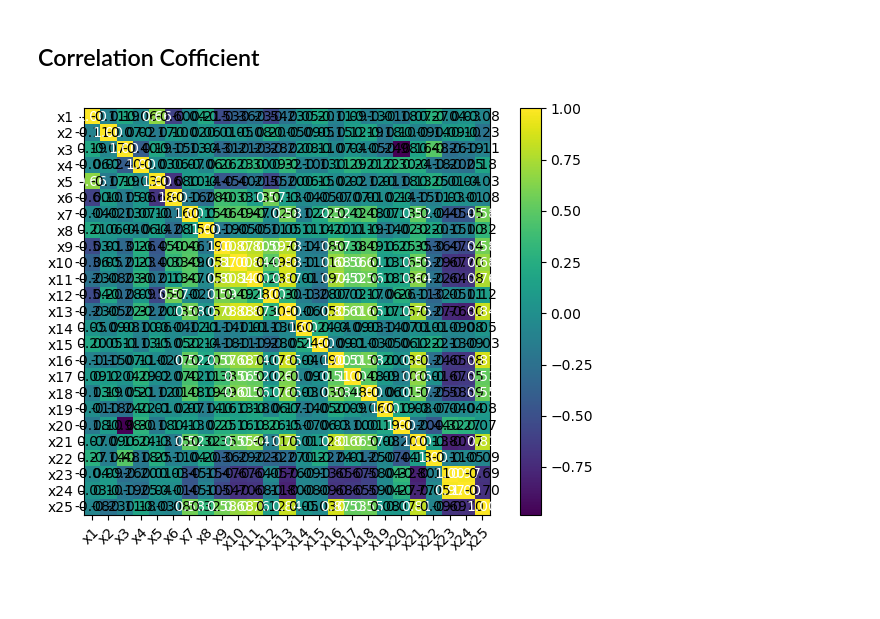
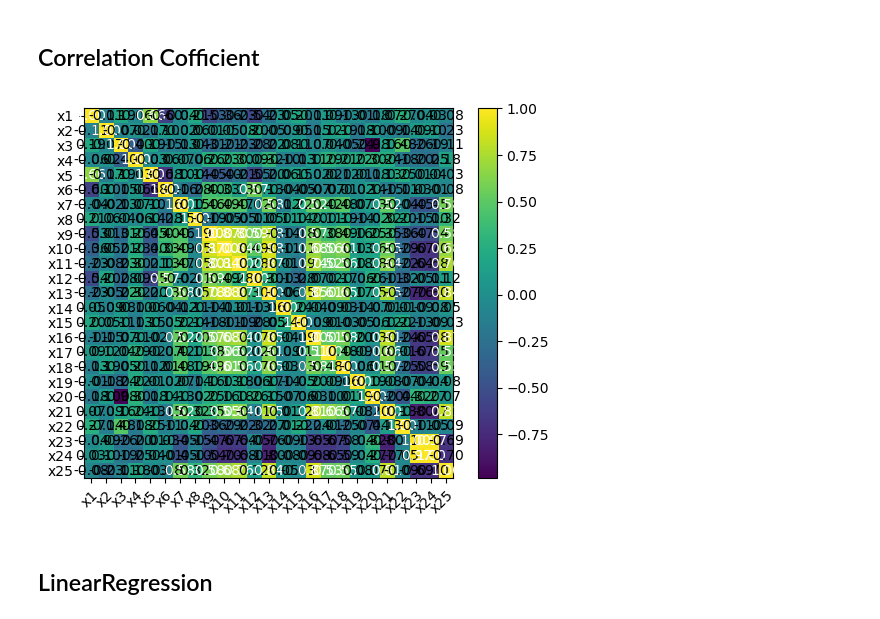
Before and after one commit to notfakearcher/yanjun, a Jupyter notebook: 01_topics/machine_learning/regression /simple regression.ipynb, the cells around one changed output. Drawn from its saved outputs; the diff is of its cells as text; code cells hidden in the pictures; blank space fills up the shorter version.

```diff
--- a/01_topics/machine_learning/regression /simple regression.ipynb
+++ b/01_topics/machine_learning/regression /simple regression.ipynb
@@ -100,8 +74,8 @@ car1.iloc[:,:] = std.fit_transform(car1.iloc[:,:])
 # %%
 # caculate correlation cofficient
 cm = np.corrcoef(car1.T)
 hm = heatmap(cm, row_names= car1.columns, column_names= car1.columns)
-plt.tight_layout()
-plt.show()
 # %% [output]
-[figure, old version]
+[figure, new version]
+# %% [markdown]
+## LinearRegression
```
Also changed, not shown: parts of 4 cells of this notebook.
